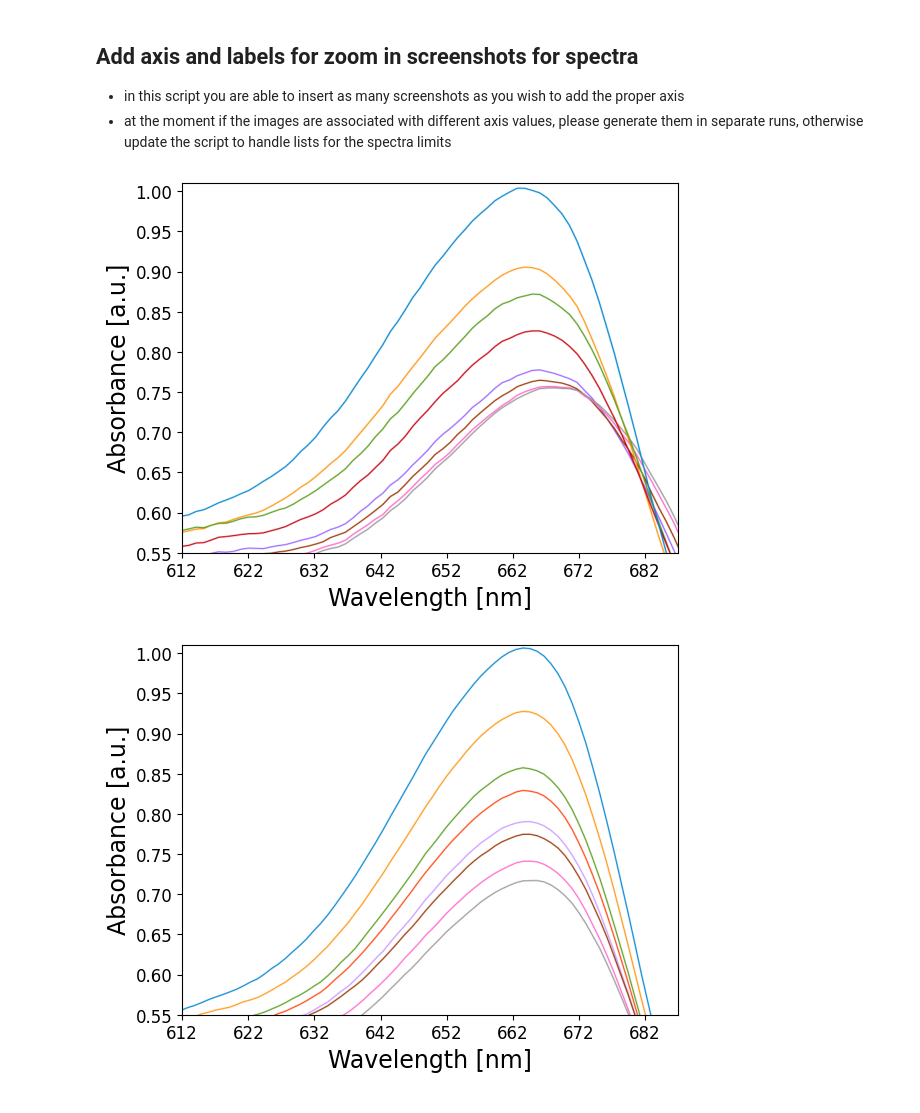
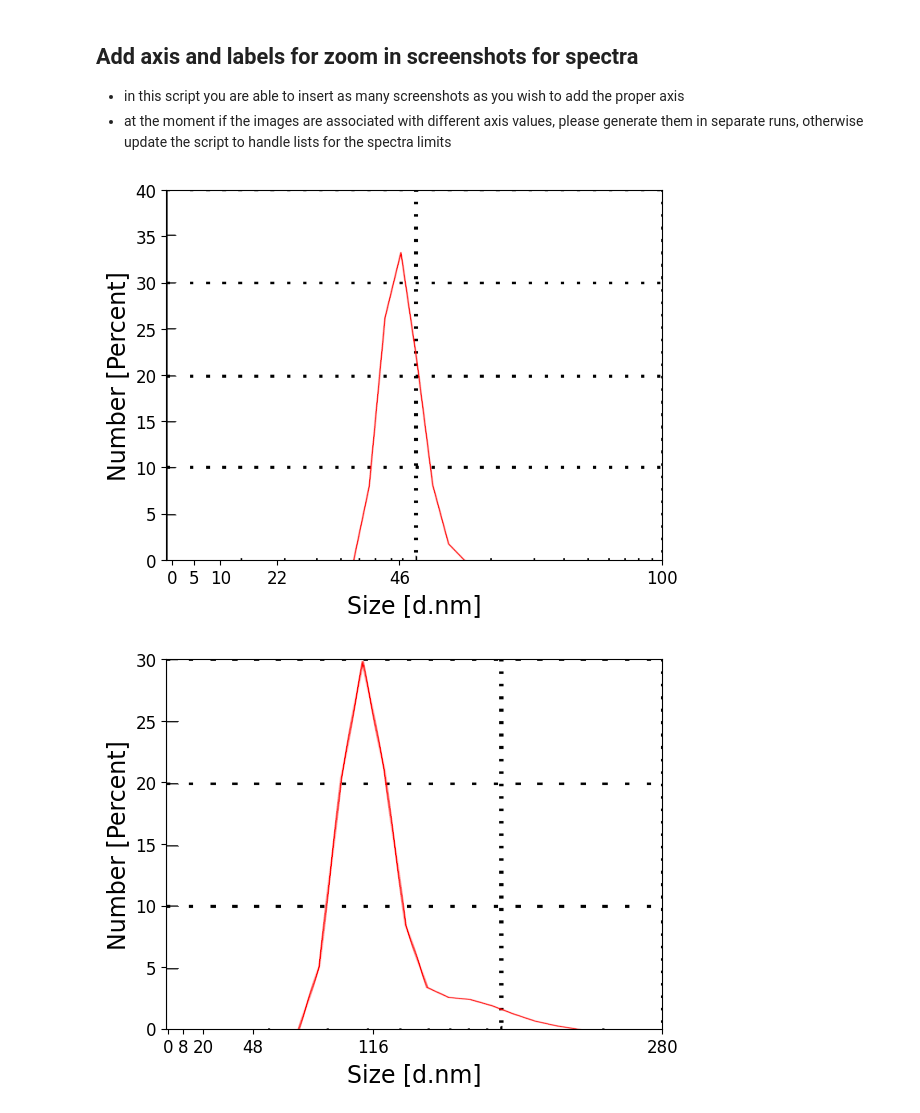
Before and after one commit to somark2000/Spectra-Processing-Tool, a Jupyter notebook: utils.ipynb, the cells around one changed output. Drawn from its saved outputs; the diff is of its cells as text; code cells hidden in the pictures.

Commit message:
updated utils plotting with more features

```diff
--- a/utils.ipynb
+++ b/utils.ipynb
@@ -6,31 +6,48 @@
 # %%
 import matplotlib.pyplot as plt
 import numpy as np
 
 # img file location
-files = ["C:/Users/maria/OneDrive - Universitatea Babeş-Bolyai/Desktop/dna teo/zoom in_fig5.png","C:/Users/maria/OneDrive - Universitatea Babeş-Bolyai/Desktop/dna teo/zoom in_fig4.png"]
-lower_end_xLabel = 612
-upper_end_xLabel = 687
-lower_end_yLabel = 0.55
-upper_end_yLabel = 1.01
-step_size_xLabel = 10
-step_size_yLabel = 0.05
+files = ["C:/Users/smark/Downloads/dls_AgNPs 2305_1.png","C:/Users/smark/Downloads/dls_AgSiO2 2305_1.png",
+         "C:/Users/smark/Downloads/spectru imag AgNPs_stanga.png","C:/Users/smark/Downloads/spectru imag AgNPs_dreapta.png"]
+lower_end_xLabel = [-1,-1,400,400]
+upper_end_xLabel = [2,2.447158,1000.1,1000.1]
+lower_end_yLabel = [0,0,-30,-20]
+upper_end_yLabel = [40.01,30.01,320.1,520.1]
+step_size_xLabel = [10,10,100,100]
+step_size_yLabel = [5,5,50,100]
+y_delta = [0,0,30,20]
+x_delta = [0,0,0,0]
+x_title = ["Size [d.nm]","Size [d.nm]","Wavelength [nm]","Wavelength [nm]"]
+y_title = ["Number [Percent]","Number [Percent]","Value","Value"]
+xlog = [True,True,False,False]
+dark = [False,False,True,True]
+title = [None,None,"Spectral Profile","Spectral Profile"]
 
-for file in files:
+for i,file in enumerate(files):
     img = plt.imread(file)
+    if dark[i]:
+        plt.style.use('dark_background')
     fig, ax = plt.subplots()
+    if xlog[i]:
+        x = np.logspace(lower_end_xLabel[i],upper_end_xLabel[i],step_size_xLabel[i])
+        x=np.delete(x,[1,2,3,4])
+    else:
+        x = np.arange(lower_end_xLabel[i]+x_delta[i],upper_end_xLabel[i]+x_delta[i],step_size_xLabel[i])
+    y = np.arange(lower_end_yLabel[i]+y_delta[i],upper_end_yLabel[i]+y_delta[i],step_size_yLabel[i])
+    # print(x)
 
-    x = np.arange(lower_end_xLabel,upper_end_xLabel,step_size_xLabel)
-    y = np.arange(lower_end_yLabel,upper_end_yLabel,step_size_yLabel)
-
-    ax.set_xlim((lower_end_xLabel,upper_end_xLabel))
-    ax.set_ylim((lower_end_yLabel,upper_end_yLabel))
-    ax.set_xticks(x,labels=[f"{e}" for e in x],fontsize=12)
-    ax.set_yticks(y,labels=[f"{e:1.2f}" for e in y],fontsize=12)
-    ax.set_xlabel("Wavelength [nm]",fontsize=17)
-    ax.set_ylabel("Absorbance [a.u.]",fontsize=17)
+    ax.set_xlim((lower_end_xLabel[i],upper_end_xLabel[i]))
+    ax.set_ylim((lower_end_yLabel[i],upper_end_yLabel[i]))
+    ax.set_xticks(x,labels=[f"{e:1.0f}" for e in x],fontsize=12)
+    ax.set_yticks(y,labels=[f"{e:1.0f}" for e in y],fontsize=12)
+    ax.set_xlabel(x_title[i],fontsize=17)
+    ax.set_ylabel(y_title[i],fontsize=17)
     ax.imshow(img,extent=ax.get_xlim() + ax.get_ylim(), aspect='auto', zorder = -1)
+    if title[i] != None:
+        ax.set_title(title[i])
     ax.plot()
+    plt.style.use('default')
 # %% [output]
-[figure, old version]
+[figure, new version]
-[figure, old version]
+[figure, new version]
```
Also changed, not shown: parts of 1 cell of this notebook.
